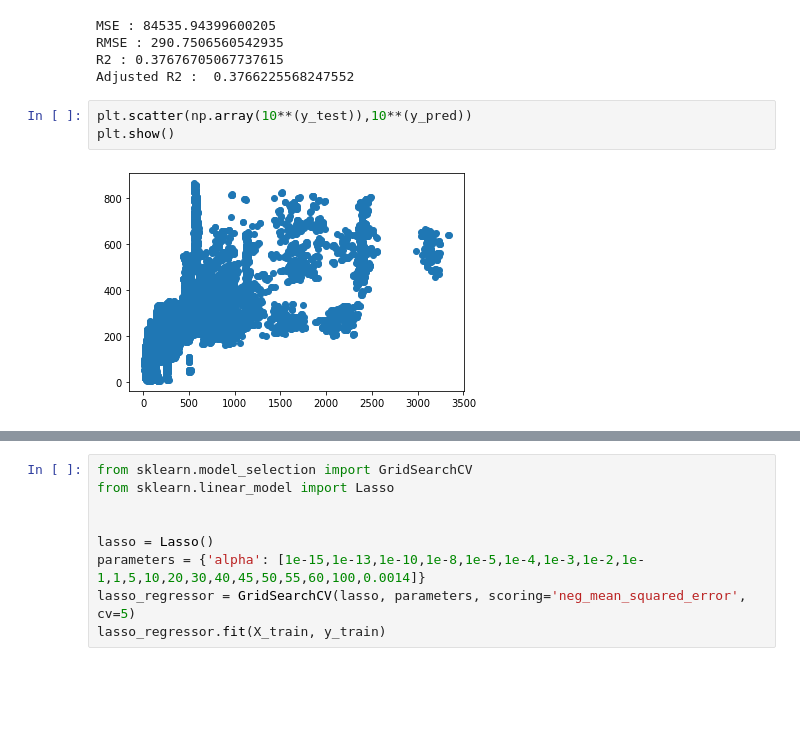
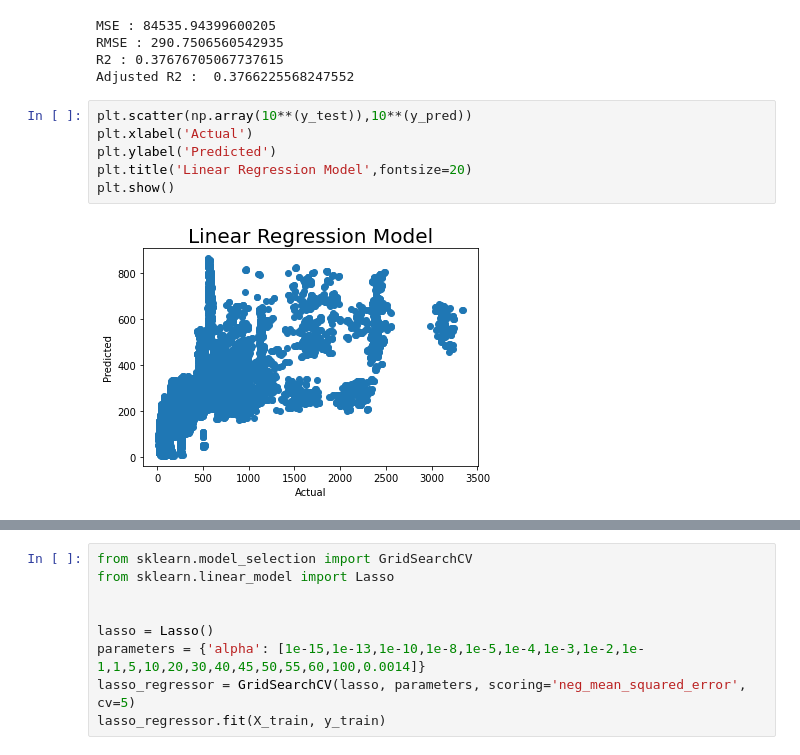
Before and after one commit to Roy-Subhankar/SGEMM-GPU-Kernel-Performance, a Jupyter notebook: Subhankar_Roy_SGEMM_GPU_Kernel_Performance_Capstone_Project.ipynb, the cells around one changed output, grey strips where cells are left out. Saved outputs shown, nothing was run; the diff lists cells and outputs as text; blank space fills up the shorter version.

```diff
--- a/Subhankar_Roy_SGEMM_GPU_Kernel_Performance_Capstone_Project.ipynb
+++ b/Subhankar_Roy_SGEMM_GPU_Kernel_Performance_Capstone_Project.ipynb
@@ -361,6 +364,9 @@ R2 : 0.37676705067737615
 Adjusted R2 :  0.3766225568247552
 # %%
 plt.scatter(np.array(10**(y_test)),10**(y_pred))
+plt.xlabel('Actual')
+plt.ylabel('Predicted')
+plt.title('Linear Regression Model',fontsize=20)
 plt.show()
 # %% [output]
-[figure, old version]
+[figure, new version]
```
Also changed, not shown: parts of 29 cells of this notebook.
